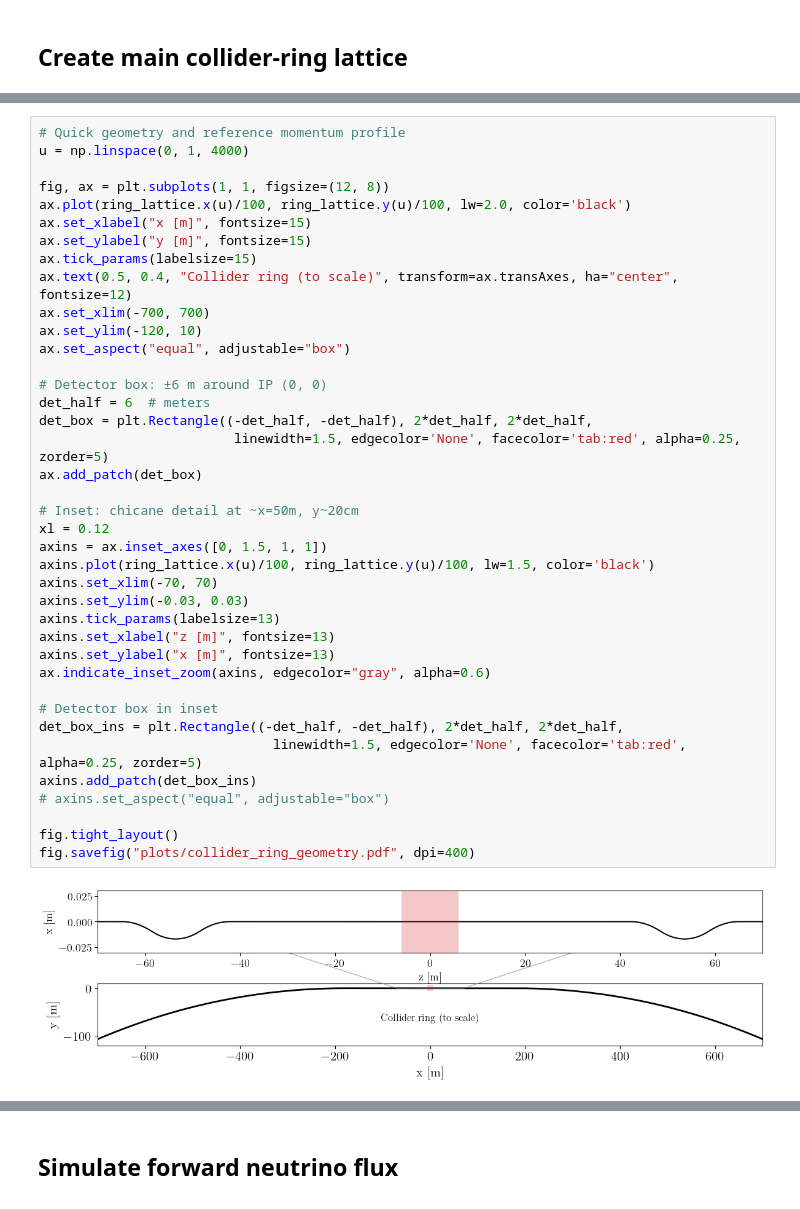
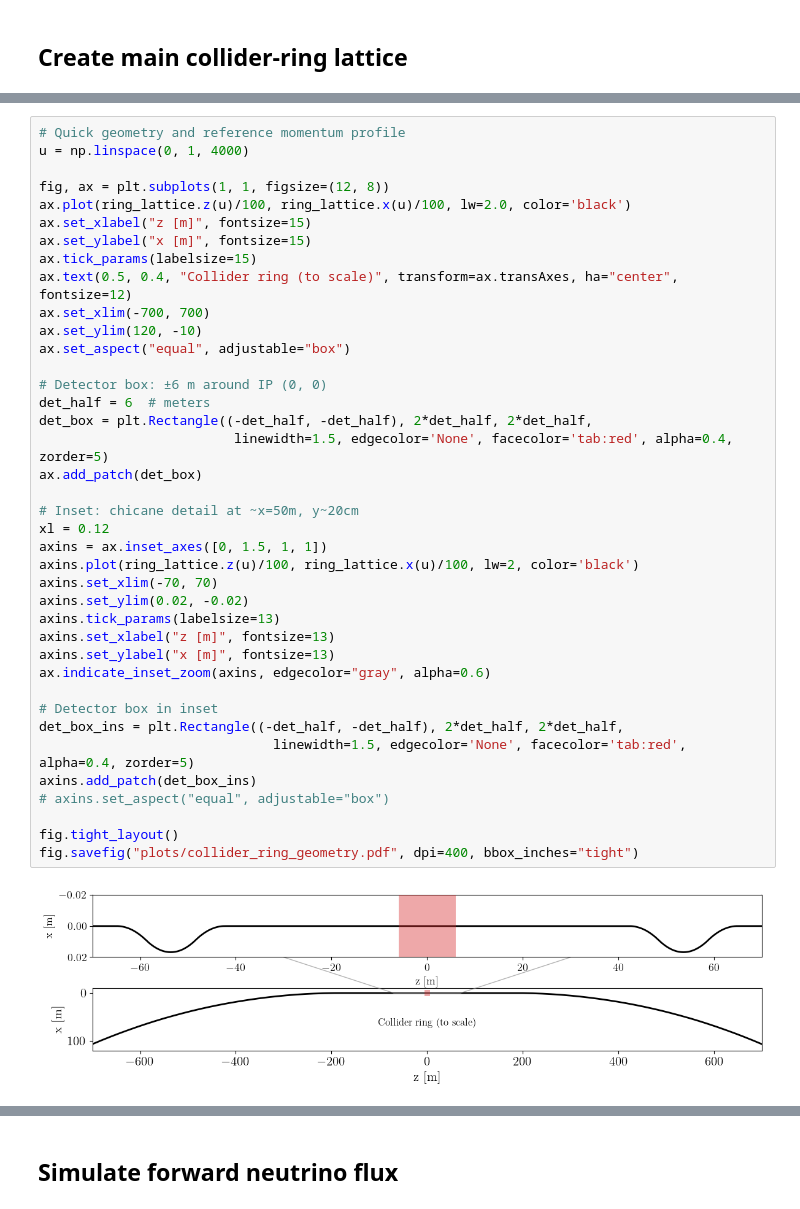
Before and after one commit to jchoi55/MINT, a Jupyter notebook: main_collider_ring_studies.ipynb, the cells around one changed output, grey strips where cells are left out. Saved outputs shown, nothing was run; the diff lists cells and outputs as text.

```diff
--- a/main_collider_ring_studies.ipynb
+++ b/main_collider_ring_studies.ipynb
@@ -63,40 +66,40 @@ Ring circumference: 146.49 km
 # Quick geometry and reference momentum profile
 u = np.linspace(0, 1, 4000)
 
 fig, ax = plt.subplots(1, 1, figsize=(12, 8))
-ax.plot(ring_lattice.x(u)/100, ring_lattice.y(u)/100, lw=2.0, color='black')
-ax.set_xlabel("x [m]", fontsize=15)
-ax.set_ylabel("y [m]", fontsize=15)
+ax.plot(ring_lattice.z(u)/100, ring_lattice.x(u)/100, lw=2.0, color='black')
+ax.set_xlabel("z [m]", fontsize=15)
+ax.set_ylabel("x [m]", fontsize=15)
 ax.tick_params(labelsize=15)
 ax.text(0.5, 0.4, "Collider ring (to scale)", transform=ax.transAxes, ha="center", fontsize=12)
 ax.set_xlim(-700, 700)
-ax.set_ylim(-120, 10)
+ax.set_ylim(120, -10)
 ax.set_aspect("equal", adjustable="box")
 
 # Detector box: ±6 m around IP (0, 0)
 det_half = 6  # meters
 det_box = plt.Rectangle((-det_half, -det_half), 2*det_half, 2*det_half,
-                         linewidth=1.5, edgecolor='None', facecolor='tab:red', alpha=0.25, zorder=5)
+                         linewidth=1.5, edgecolor='None', facecolor='tab:red', alpha=0.4, zorder=5)
 ax.add_patch(det_box)
 
 # Inset: chicane detail at ~x=50m, y~20cm
 xl = 0.12
 axins = ax.inset_axes([0, 1.5, 1, 1])
-axins.plot(ring_lattice.x(u)/100, ring_lattice.y(u)/100, lw=1.5, color='black')
+axins.plot(ring_lattice.z(u)/100, ring_lattice.x(u)/100, lw=2, color='black')
 axins.set_xlim(-70, 70)
-axins.set_ylim(-0.03, 0.03)
+axins.set_ylim(0.02, -0.02)
 axins.tick_params(labelsize=13)
 axins.set_xlabel("z [m]", fontsize=13)
 axins.set_ylabel("x [m]", fontsize=13)
 ax.indicate_inset_zoom(axins, edgecolor="gray", alpha=0.6)
 
 # Detector box in inset
 det_box_ins = plt.Rectangle((-det_half, -det_half), 2*det_half, 2*det_half,
-                              linewidth=1.5, edgecolor='None', facecolor='tab:red', alpha=0.25, zorder=5)
+                              linewidth=1.5, edgecolor='None', facecolor='tab:red', alpha=0.4, zorder=5)
 axins.add_patch(det_box_ins)
 # axins.set_aspect("equal", adjustable="box")
 
 fig.tight_layout()
-fig.savefig("plots/collider_ring_geometry.pdf", dpi=400)
+fig.savefig("plots/collider_ring_geometry.pdf", dpi=400, bbox_inches="tight")
 # %% [output]
-[figure, old version]
+[figure, new version]
```
Also changed, not shown: parts of 34 cells of this notebook, 44 other files.
